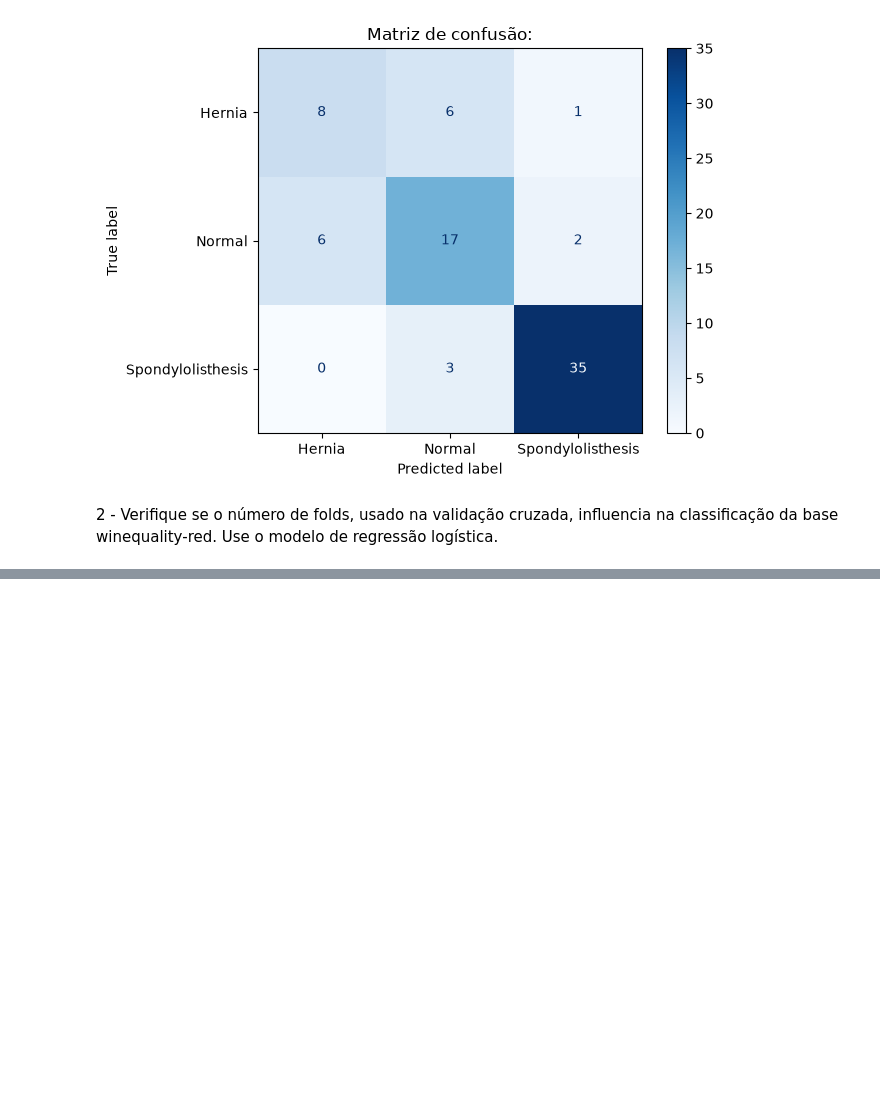
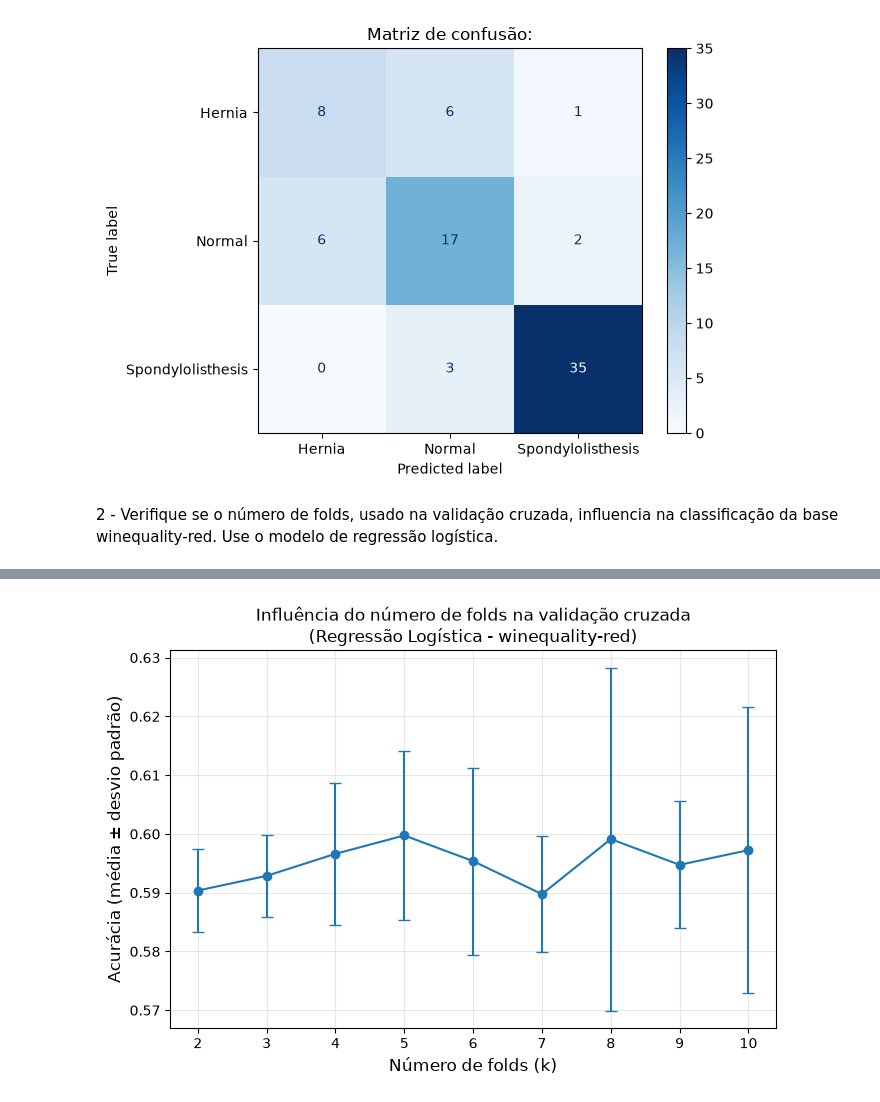
Before and after one commit to saulosgil/CursoMLeCD-USP, a Jupyter notebook: 8-Ajuste_selecao_modelos/Aula09-Selecao-Ajuste.ipynb, the cells around one changed output, grey strips where cells are left out. Saved outputs shown, nothing was run; the diff lists cells and outputs as text; code cells hidden in the pictures; blank space fills up the shorter version.

Commit message:
update: exercicio 2 - reg logistica

```diff
--- a/8-Ajuste_selecao_modelos/Aula09-Selecao-Ajuste.ipynb
+++ b/8-Ajuste_selecao_modelos/Aula09-Selecao-Ajuste.ipynb
@@ -745,0 +785,15 @@ plt.show()
+# %%
+# regressão logística com padronização dos atributos
+model = make_pipeline(StandardScaler(), LogisticRegression(max_iter=5000))
+
+folds_testados = range(2, 11)  # limitado pelo tamanho da menor classe
+
+medias = []
+desvios = []
+
+for n_splits in folds_testados:
+    cv = StratifiedKFold(n_splits=n_splits, shuffle=True, random_state=42)
+    resultado = cross_validate(model, X, y, cv=cv, scoring="accuracy")
+    medias.append(resultado["test_score"].mean())
+    desvios.append(resultado["test_score"].std())
+    print(f"Folds = {n_splits:2d} -> Acurácia média = {medias[-1]:.4f}  (desvio = {desvios[-1]:.4f})")
@@ -745,0 +811,11 @@ plt.show()
+# %%
+plt.figure(figsize=(7, 5))
+plt.errorbar(list(folds_testados), medias, yerr=desvios, fmt='-o', capsize=4)
+plt.xlabel('Número de folds (k)', fontsize=12)
+plt.ylabel('Acurácia (média ± desvio padrão)', fontsize=12)
+plt.title('Influência do número de folds na validação cruzada\n(Regressão Logística - winequality-red)')
+plt.grid(alpha=0.3)
+plt.tight_layout()
+plt.show()
+# %% [output]
+[figure, added]
```
Also changed, not shown: parts of 13 cells of this notebook.
